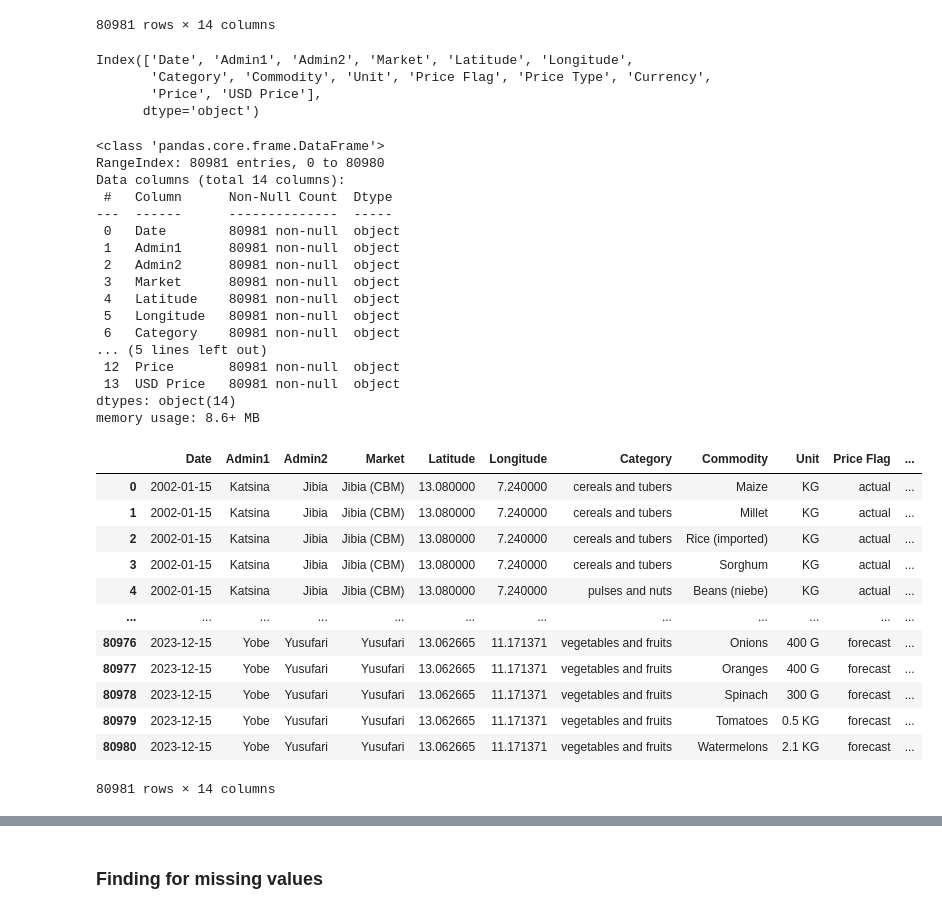
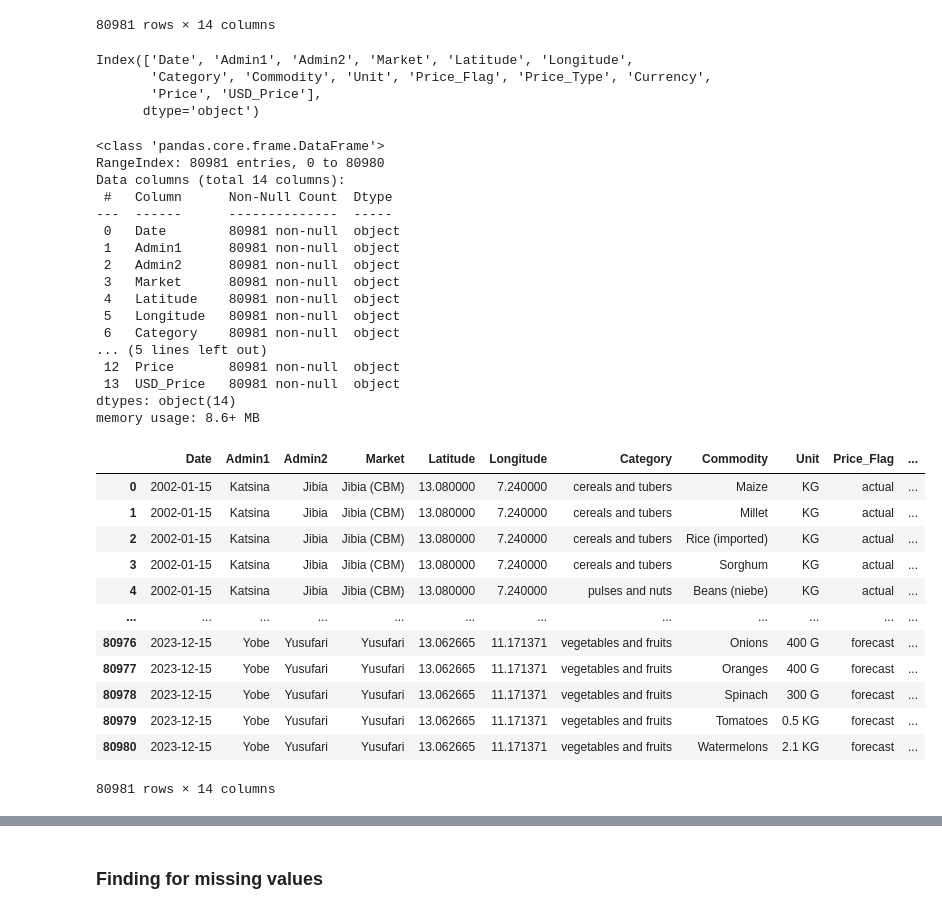
Before and after one commit to Bharadwaj-Sathya/AI, a Jupyter notebook: MachineLearning/SupervisedLearning/Regression/MultipleLinearRegression/Project/MultipleLinearRegressin.ipynb, the cells around one changed output, grey strips where cells are left out. Drawn from its saved outputs; the diff is of its cells as text; code cells hidden in the pictures.

```diff
--- a/MachineLearning/SupervisedLearning/Regression/MultipleLinearRegression/Project/MultipleLinearRegressin.ipynb
+++ b/MachineLearning/SupervisedLearning/Regression/MultipleLinearRegression/Project/MultipleLinearRegressin.ipynb
@@ -52,8 +109,8 @@ data_path = './Data/'
 # %% [markdown]
 ### Import Dataset
 # %%
-data = pd.read_csv(data_path+"wfp_food_prices_nga.csv",  low_memory=False).reset_index(drop=True)
-data.shape
+raw_data = pd.read_csv(data_path+"wfp_food_prices_nga.csv",  low_memory=False).reset_index(drop=True)
+raw_data.shape
 # %% [output]
 (80982, 14)
 # %%
@@ -92,8 +149,8 @@ price                  #value
 usdprice           #value+usd
 Name: 0, dtype: object
 # %%
-data = data.drop(0).reset_index(drop=True)
-data
+raw_data = raw_data.drop(0).reset_index(drop=True)
+raw_data
 # %% [output]
 |  | date | admin1 | admin2 | market | latitude | longitude | category | commodity | unit | priceflag | ... |
 | 0 | 2002-01-15 | Katsina | Jibia | Jibia (CBM) | 13.08 | 7.24 | cereals and tubers | Maize | KG | actual | ... |
@@ -110,16 +167,16 @@ data
 80981 rows × 14 columns
 # %%
 # Rename the columns
-data.rename(columns={ 'date': 'Date', 'admin1': 'Admin1', 'admin2': 'Admin2', 'market': 'Market', 'latitude': 'Latitude', 'longitude': 'Longitude', 'category': 'Category',
-                     'commodity': 'Commodity', 'unit': 'Unit', 'priceflag': 'Price Flag', 'pricetype': 'Price Type', 'currency': 'Currency', 'price': 'Price', 'usdprice':'USD Price' }, inplace=True)
-data.columns
+raw_data.rename(columns={ 'date': 'Date', 'admin1': 'Admin1', 'admin2': 'Admin2', 'market': 'Market', 'latitude': 'Latitude', 'longitude': 'Longitude', 'category': 'Category',
+                     'commodity': 'Commodity', 'unit': 'Unit', 'priceflag': 'Price_Flag', 'pricetype': 'Price_Type', 'currency': 'Currency', 'price': 'Price', 'usdprice':'USD_Price' }, inplace=True)
+raw_data.columns
 # %% [output]
 Index(['Date', 'Admin1', 'Admin2', 'Market', 'Latitude', 'Longitude',
-       'Category', 'Commodity', 'Unit', 'Price Flag', 'Price Type', 'Currency',
-       'Price', 'USD Price'],
+       'Category', 'Commodity', 'Unit', 'Price_Flag', 'Price_Type', 'Currency',
+       'Price', 'USD_Price'],
       dtype='object')
 # %%
-data.info()
+raw_data.info()
 # %% [output]
 <class 'pandas.core.frame.DataFrame'>
 RangeIndex: 80981 entries, 0 to 80980
@@ -135,19 +192,19 @@ Data columns (total 14 columns):
  6   Category    80981 non-null  object
 ... (5 lines left out)
  12  Price       80981 non-null  object
- 13  USD Price   80981 non-null  object
+ 13  USD_Price   80981 non-null  object
 dtypes: object(14)
 memory usage: 8.6+ MB
 # %%
-data['Date'] = data['Date'].astype('datetime64[ns]')
-data['Latitude'] = data['Latitude'].astype(float)
-data['Longitude'] = data['Longitude'].astype(float)
-data['Price'] = data['Price'].astype(float)
-data['USD Price'] = data['USD Price'].astype(float)
+raw_data['Date'] = raw_data['Date'].astype('datetime64[ns]')
+raw_data['Latitude'] = raw_data['Latitude'].astype(float)
+raw_data['Longitude'] = raw_data['Longitude'].astype(float)
+raw_data['Price'] = raw_data['Price'].astype(float)
+raw_data['USD_Price'] = raw_data['USD_Price'].astype(float)
 # %%
-data
+raw_data
 # %% [output]
-|  | Date | Admin1 | Admin2 | Market | Latitude | Longitude | Category | Commodity | Unit | Price Flag | ... |
+|  | Date | Admin1 | Admin2 | Market | Latitude | Longitude | Category | Commodity | Unit | Price_Flag | ... |
 | 0 | 2002-01-15 | Katsina | Jibia | Jibia (CBM) | 13.080000 | 7.240000 | cereals and tubers | Maize | KG | actual | ... |
 | 1 | 2002-01-15 | Katsina | Jibia | Jibia (CBM) | 13.080000 | 7.240000 | cereals and tubers | Millet | KG | actual | ... |
 | 2 | 2002-01-15 | Katsina | Jibia | Jibia (CBM) | 13.080000 | 7.240000 | cereals and tubers | Rice (imported) | KG | actual | ... |
```
Also changed, not shown: parts of 47 cells of this notebook.
